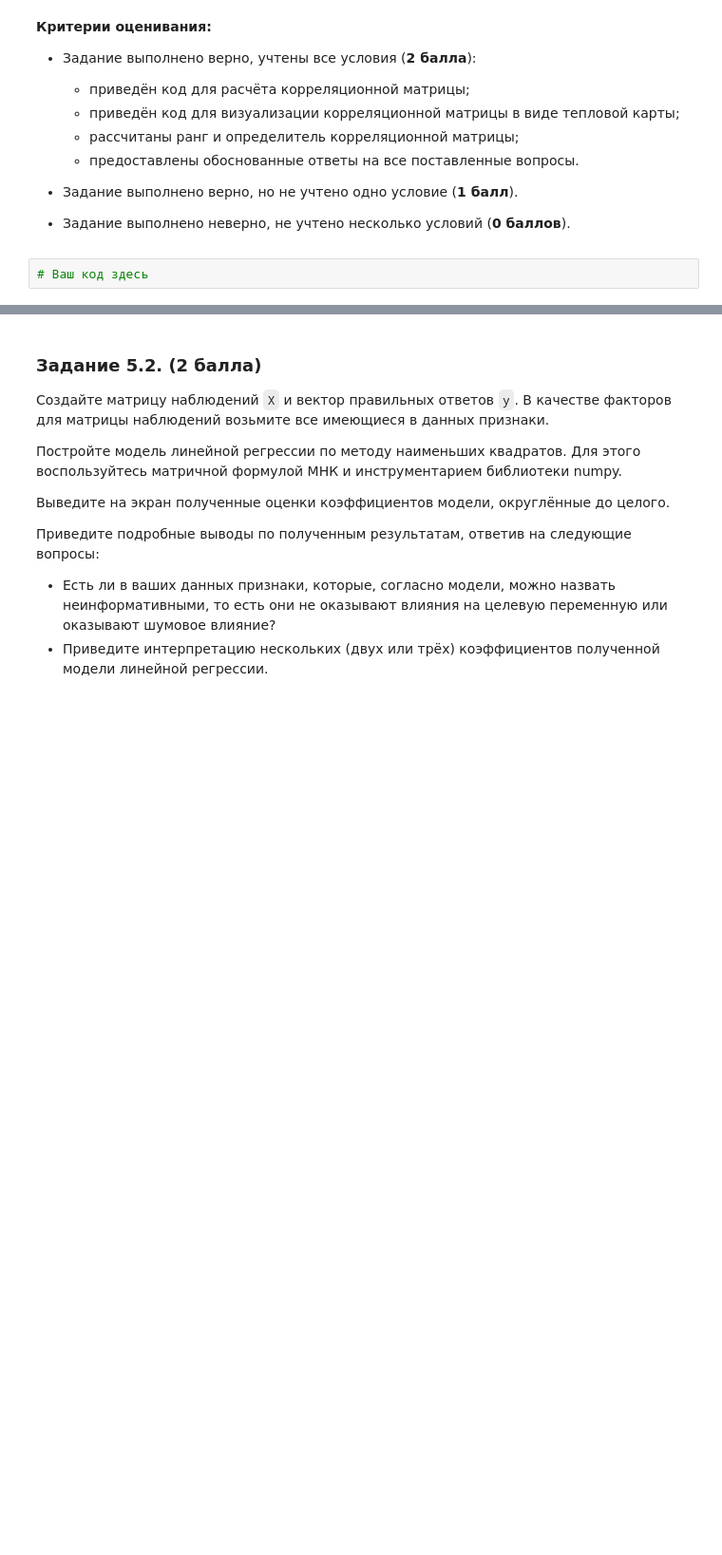
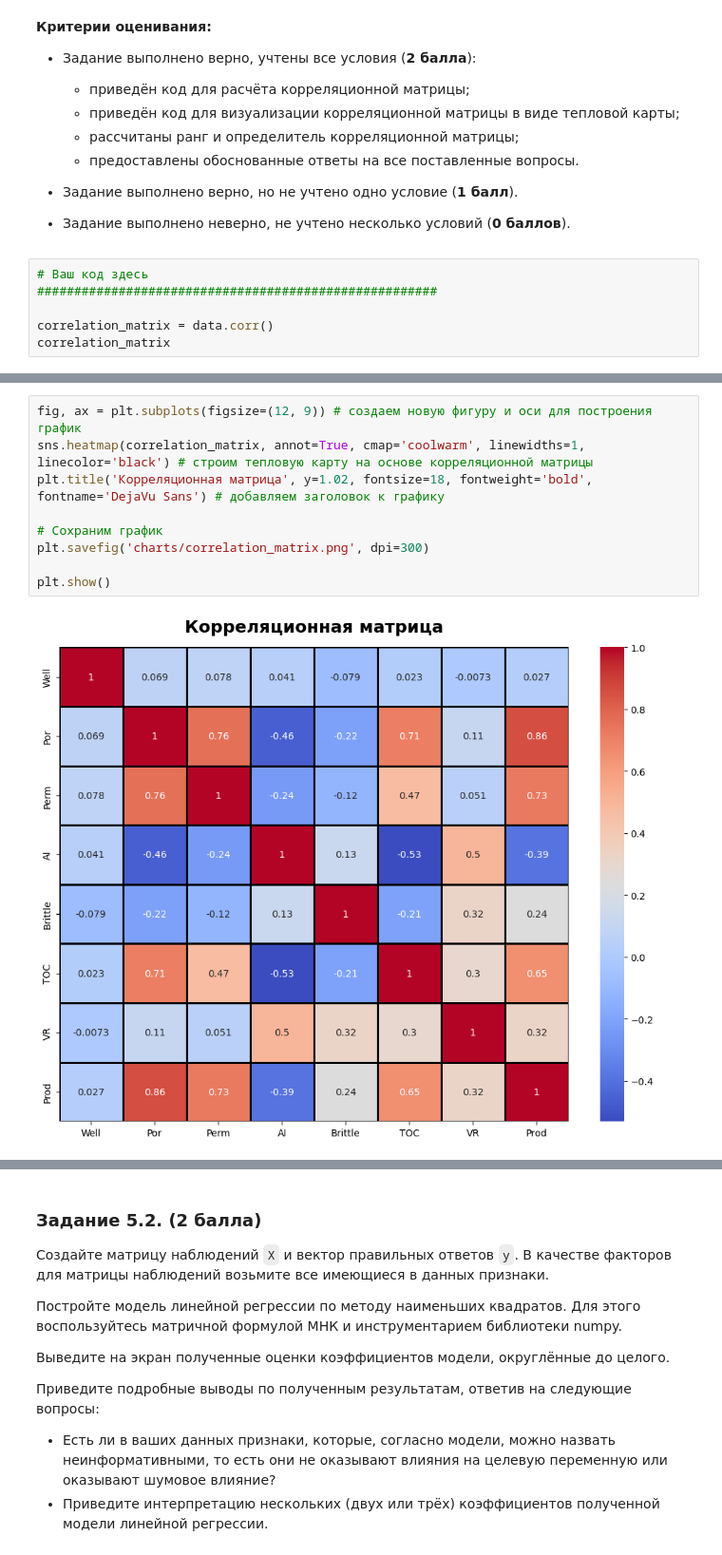
Before and after one commit to nikolay-grudanov/MEPHI-SF_ML, a Jupyter notebook: academic-semester-1/linear_algebra/HW-1/MATH_ML-2._Практика._ГрудановНА.ipynb, the cells around one changed output, grey strips where cells are left out. Shown at 95% size. Cells and saved outputs as stored; diff of their text form; blank space fills up the shorter version.

```diff
--- a/academic-semester-1/linear_algebra/HW-1/MATH_ML-2._Практика._ГрудановНА.ipynb
+++ b/academic-semester-1/linear_algebra/HW-1/MATH_ML-2._Практика._ГрудановНА.ipynb
@@ -90,3 +162,7 @@ data.head()
 - Задание выполнено неверно, не учтено несколько условий (**0 баллов**).
 # %%
 # Ваш код здесь
+######################################################
+
+correlation_matrix = data.corr()
+correlation_matrix
@@ -92,0 +179,11 @@ data.head()
+# %%
+fig, ax = plt.subplots(figsize=(12, 9)) # создаем новую фигуру и оси для построения график
+sns.heatmap(correlation_matrix, annot=True, cmap='coolwarm', linewidths=1, linecolor='black') # строим тепловую карту на основе корреляционной матрицы
+plt.title('Корреляционная матрица', y=1.02, fontsize=18, fontweight='bold', fontname='DejaVu Sans') # добавляем заголовок к графику
+
+# Сохраним график
+plt.savefig('charts/correlation_matrix.png', dpi=300)
+
+plt.show()
+# %% [output]
+[figure, added]
```
Also changed, not shown: parts of 40 cells of this notebook, 17 other files.
